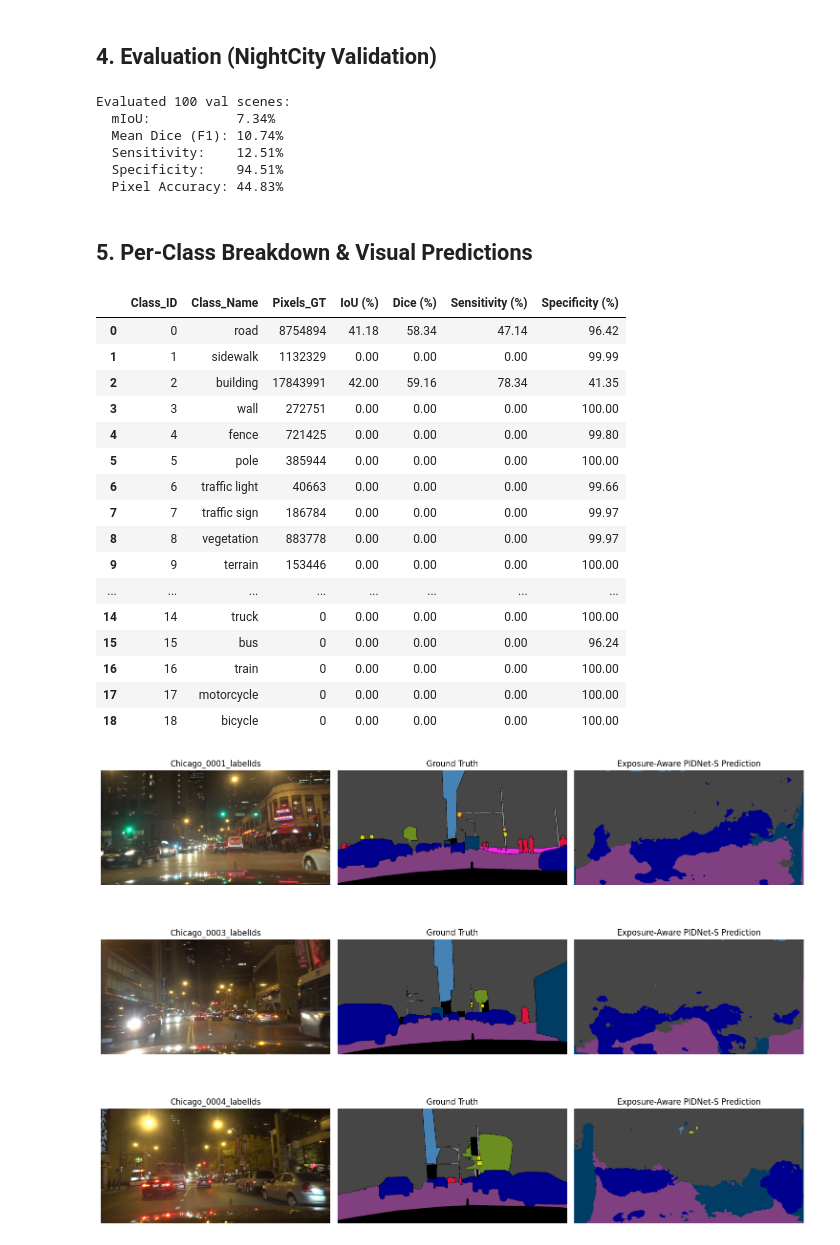
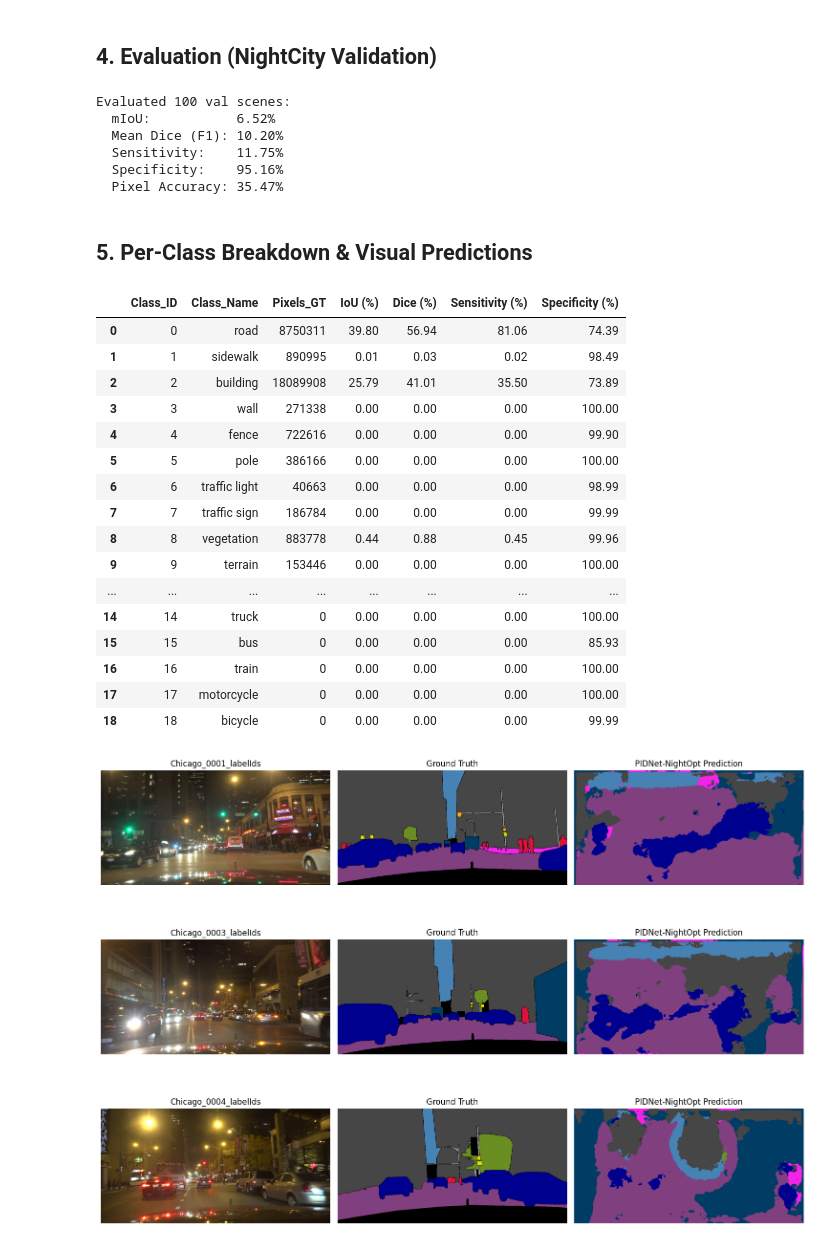
Before and after one commit to Gitansh-Bansal/AI512_Project, a Jupyter notebook: task6_pidnet_exposure_aware.ipynb, the cells around one changed output. Drawn from its saved outputs; the diff is of its cells as text; code cells hidden in the pictures.

```diff
--- a/task6_pidnet_exposure_aware.ipynb
+++ b/task6_pidnet_exposure_aware.ipynb
@@ -75,6 +76,6 @@ Device: cpu | PyTorch: 2.14.0+cpu
 # %%
-# Load Exposure-Aware PIDNet-S in inference mode (augment=False)
-model = get_exposure_model(name="pidnet_s", num_classes=19, augment=False).to(device).eval()
+# Load PIDNet-NightOpt in inference mode (augment=False)
+model = get_nightopt_model(name="pidnet_s", num_classes=19, augment=False).to(device).eval()
 
 with torch.no_grad():
     out = model(torch.randn(1, 3, 512, 1024, device=device))
@@ -89,7 +90,7 @@ hw_name = hw_info.get("GPU_Device_Name", hw_info.get("CPU_Processor", "Unknown")
 if hw_name == "N/A (CPU Execution)":
     hw_name = hw_info.get("CPU_Processor", "CPU")
 
-print(f"Params: {param_info['total_params_M']:.2f} M | Hardware: {hw_name}")
+print(f"Params: {param_info['total_params_M']:.3f} M | Hardware: {hw_name}")
 print(f"Latency (512x1024): {speed['Mean_Latency_ms']:.1f} ms | Throughput: {speed['FPS']:.2f} FPS")
 display(pd.DataFrame(flop_profiles))
 # %% [output]
@@ -137,10 +140,9 @@ TRAIN_CONFIG = {
     "optimizer": "adamw",
     "base_lr": 0.001,
     "bd_weight": 1.0,
-    "illum_weight": 0.2,
-    "alpha_dark": 1.5,
-    "beta_glare": 1.2,
-    "use_night_aug": True,
+    "gamma": 1.5,
+    "label_smoothing": 0.05,
+    "use_clahe_aug": True,
     "crop_size": (512, 512),
     "val_freq": 2,
     "val_samples": 10,
@@ -162,10 +164,9 @@ if RETRAIN or not (history_path.exists() and ckpt_path.exists()):
         optimizer_name=TRAIN_CONFIG["optimizer"],
         base_lr=TRAIN_CONFIG["base_lr"],
         bd_weight=TRAIN_CONFIG["bd_weight"],
-        illum_weight=TRAIN_CONFIG["illum_weight"],
-        alpha_dark=TRAIN_CONFIG["alpha_dark"],
-        beta_glare=TRAIN_CONFIG["beta_glare"],
-        use_night_aug=TRAIN_CONFIG["use_night_aug"],
+        gamma=TRAIN_CONFIG["gamma"],
+        label_smoothing=TRAIN_CONFIG["label_smoothing"],
+        use_clahe_aug=TRAIN_CONFIG["use_clahe_aug"],
         crop_h=TRAIN_CONFIG["crop_size"][0],
         crop_w=TRAIN_CONFIG["crop_size"][1],
         val_freq=TRAIN_CONFIG["val_freq"],
@@ -250,43 +231,43 @@ print(f"  Specificity:    {summary['mean_Specificity']*100:.2f}%")
 print(f"  Pixel Accuracy: {summary['Pixel_Accuracy']*100:.2f}%")
 # %% [output]
 Evaluated 100 val scenes:
-  mIoU:           7.34%
-  Mean Dice (F1): 10.74%
-  Sensitivity:    12.51%
-  Specificity:    94.51%
-  Pixel Accuracy: 44.83%
+  mIoU:           6.52%
+  Mean Dice (F1): 10.20%
+  Sensitivity:    11.75%
+  Specificity:    95.16%
+  Pixel Accuracy: 35.47%
 # %% [markdown]
 ## 5. Per-Class Breakdown & Visual Predictions
 # %%
 df_cls = pd.DataFrame(summary["Per_Class"])
 for col in ["IoU", "Dice", "Sensitivity", "Specificity"]:
     df_cls[f"{col} (%)"] = (df_cls.pop(col) * 100).round(2)
 display(df_cls[["Class_ID", "Class_Name", "Pixels_GT", "IoU (%)", "Dice (%)", "Sensitivity (%)", "Specificity (%)"]])
 
 fig, axes = plt.subplots(len(vis_samples), 3, figsize=(15, 3.8 * len(vis_samples)))
 for i, (name, rgb, gt, pred) in enumerate(vis_samples):
     axes[i, 0].imshow(rgb); axes[i, 0].set_title(name); axes[i, 0].axis("off")
     axes[i, 1].imshow(colorize_mask(gt)); axes[i, 1].set_title("Ground Truth"); axes[i, 1].axis("off")
-    axes[i, 2].imshow(colorize_mask(pred)); axes[i, 2].set_title("Exposure-Aware PIDNet-S Prediction"); axes[i, 2].axis("off")
+    axes[i, 2].imshow(colorize_mask(pred)); axes[i, 2].set_title("PIDNet-NightOpt Prediction"); axes[i, 2].axis("off")
 plt.tight_layout()
 plt.show()
 # %% [output]
 |  | Class_ID | Class_Name | Pixels_GT | IoU (%) | Dice (%) | Sensitivity (%) | Specificity (%) |
-| 0 | 0 | road | 8754894 | 41.18 | 58.34 | 47.14 | 96.42 |
-| 1 | 1 | sidewalk | 1132329 | 0.00 | 0.00 | 0.00 | 99.99 |
-| 2 | 2 | building | 17843991 | 42.00 | 59.16 | 78.34 | 41.35 |
-| 3 | 3 | wall | 272751 | 0.00 | 0.00 | 0.00 | 100.00 |
-| 4 | 4 | fence | 721425 | 0.00 | 0.00 | 0.00 | 99.80 |
-| 5 | 5 | pole | 385944 | 0.00 | 0.00 | 0.00 | 100.00 |
-| 6 | 6 | traffic light | 40663 | 0.00 | 0.00 | 0.00 | 99.66 |
-| 7 | 7 | traffic sign | 186784 | 0.00 | 0.00 | 0.00 | 99.97 |
-| 8 | 8 | vegetation | 883778 | 0.00 | 0.00 | 0.00 | 99.97 |
+| 0 | 0 | road | 8750311 | 39.80 | 56.94 | 81.06 | 74.39 |
+| 1 | 1 | sidewalk | 890995 | 0.01 | 0.03 | 0.02 | 98.49 |
+| 2 | 2 | building | 18089908 | 25.79 | 41.01 | 35.50 | 73.89 |
+| 3 | 3 | wall | 271338 | 0.00 | 0.00 | 0.00 | 100.00 |
+| 4 | 4 | fence | 722616 | 0.00 | 0.00 | 0.00 | 99.90 |
+| 5 | 5 | pole | 386166 | 0.00 | 0.00 | 0.00 | 100.00 |
+| 6 | 6 | traffic light | 40663 | 0.00 | 0.00 | 0.00 | 98.99 |
+| 7 | 7 | traffic sign | 186784 | 0.00 | 0.00 | 0.00 | 99.99 |
+| 8 | 8 | vegetation | 883778 | 0.44 | 0.88 | 0.45 | 99.96 |
 | 9 | 9 | terrain | 153446 | 0.00 | 0.00 | 0.00 | 100.00 |
 | ... | ... | ... | ... | ... | ... | ... | ... |
 | 14 | 14 | truck | 0 | 0.00 | 0.00 | 0.00 | 100.00 |
-| 15 | 15 | bus | 0 | 0.00 | 0.00 | 0.00 | 96.24 |
+| 15 | 15 | bus | 0 | 0.00 | 0.00 | 0.00 | 85.93 |
 | 16 | 16 | train | 0 | 0.00 | 0.00 | 0.00 | 100.00 |
 | 17 | 17 | motorcycle | 0 | 0.00 | 0.00 | 0.00 | 100.00 |
-| 18 | 18 | bicycle | 0 | 0.00 | 0.00 | 0.00 | 100.00 |
+| 18 | 18 | bicycle | 0 | 0.00 | 0.00 | 0.00 | 99.99 |
-[figure, old version]
+[figure, new version]
 # %% [markdown]
```
Also changed, not shown: parts of 11 cells of this notebook, 10 other files.
